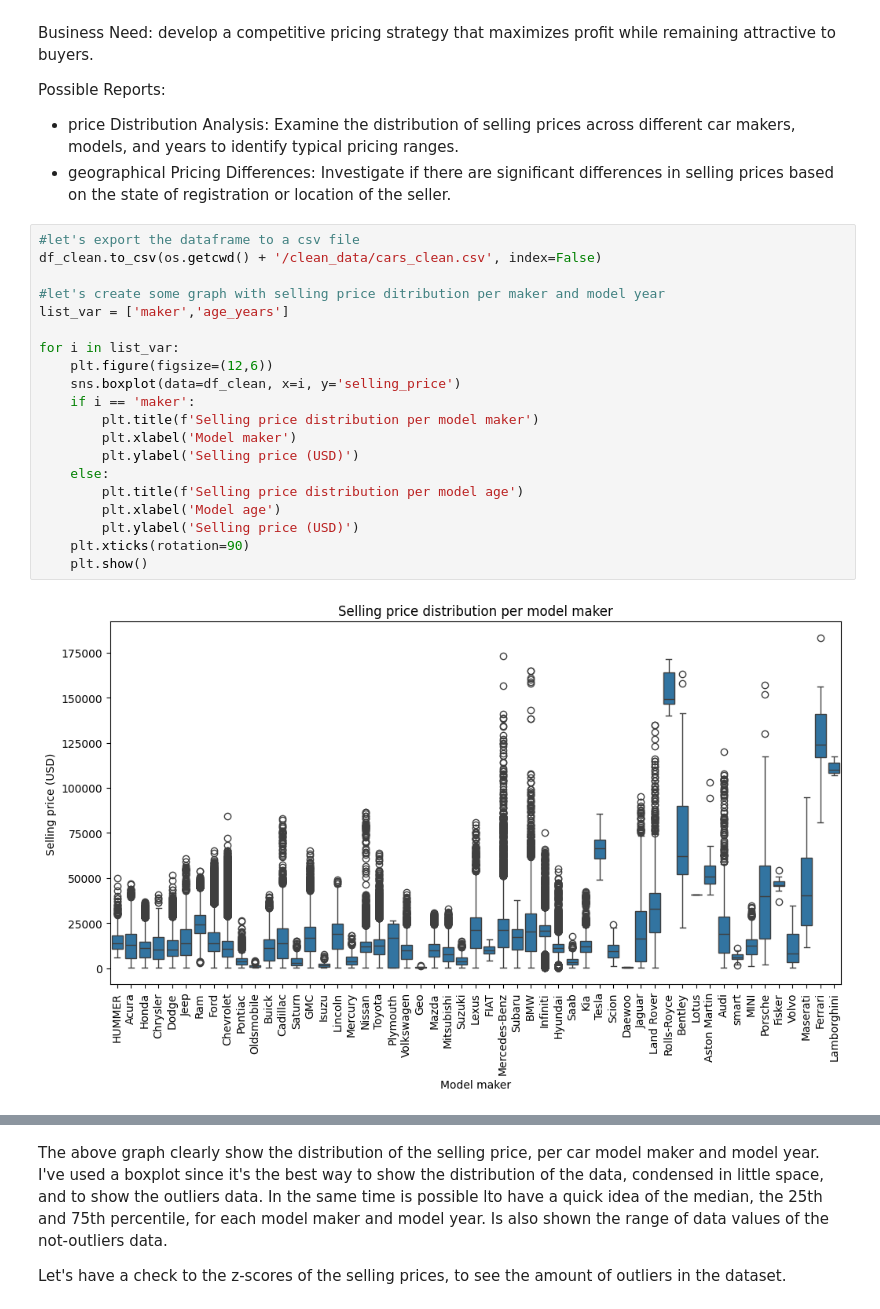
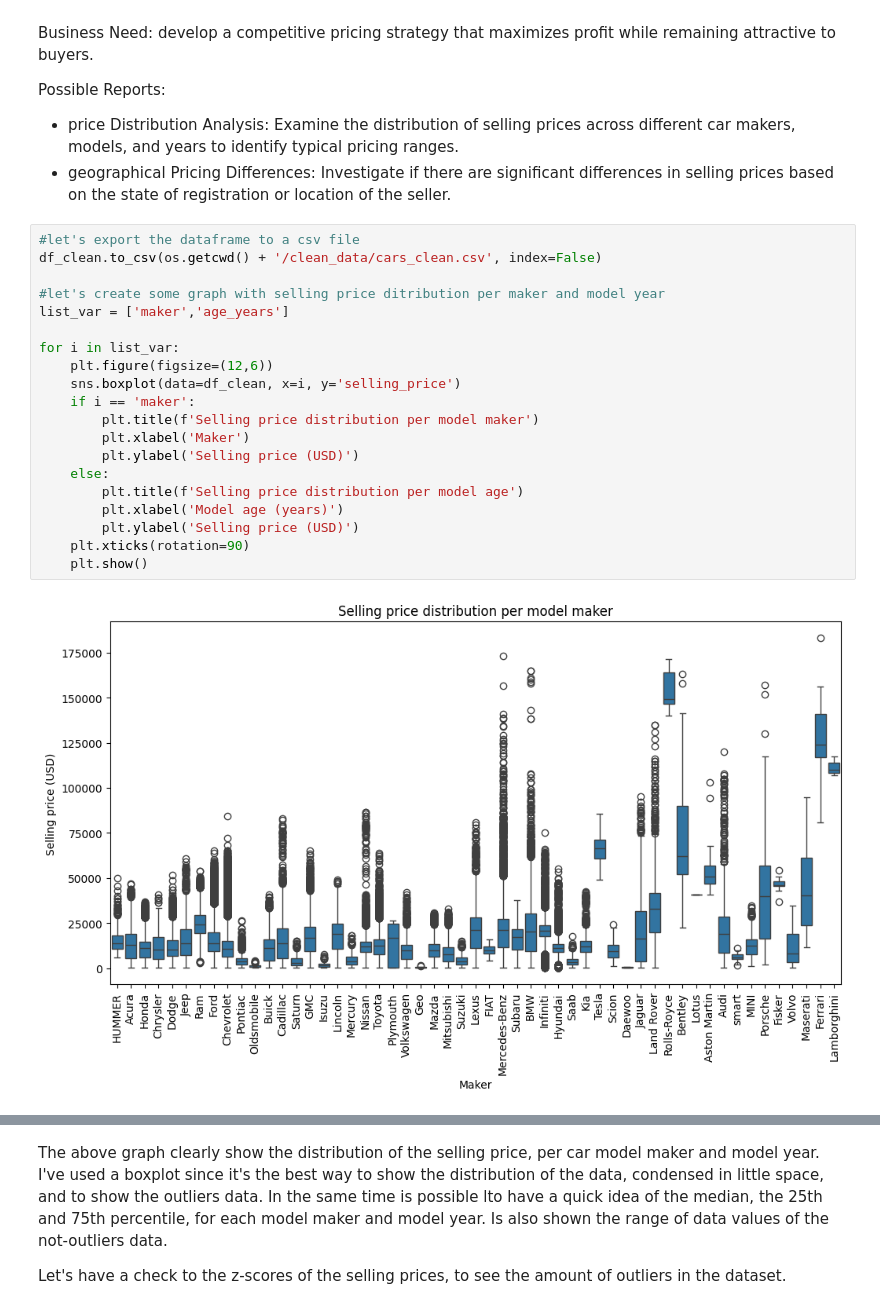
Before and after one commit to wizard86pz/cars_sales_us, a Jupyter notebook: ETL_cars.ipynb, the cells around one changed output, grey strips where cells are left out. Drawn from its saved outputs; the diff is of its cells as text.

```diff
--- a/ETL_cars.ipynb
+++ b/ETL_cars.ipynb
@@ -765,22 +771,22 @@ Possible Reports:
 # %%
 #let's export the dataframe to a csv file
 df_clean.to_csv(os.getcwd() + '/clean_data/cars_clean.csv', index=False)
 
 #let's create some graph with selling price ditribution per maker and model year
 list_var = ['maker','age_years']
 
 for i in list_var:
     plt.figure(figsize=(12,6))
     sns.boxplot(data=df_clean, x=i, y='selling_price')
     if i == 'maker':
         plt.title(f'Selling price distribution per model maker')
-        plt.xlabel('Model maker')
+        plt.xlabel('Maker')
         plt.ylabel('Selling price (USD)')
     else:
         plt.title(f'Selling price distribution per model age')
-        plt.xlabel('Model age')
+        plt.xlabel('Model age (years)')
         plt.ylabel('Selling price (USD)')
     plt.xticks(rotation=90)
     plt.show()
 # %% [output]
-[figure, old version]
+[figure, new version]
```
Also changed, not shown: parts of 11 cells of this notebook.
